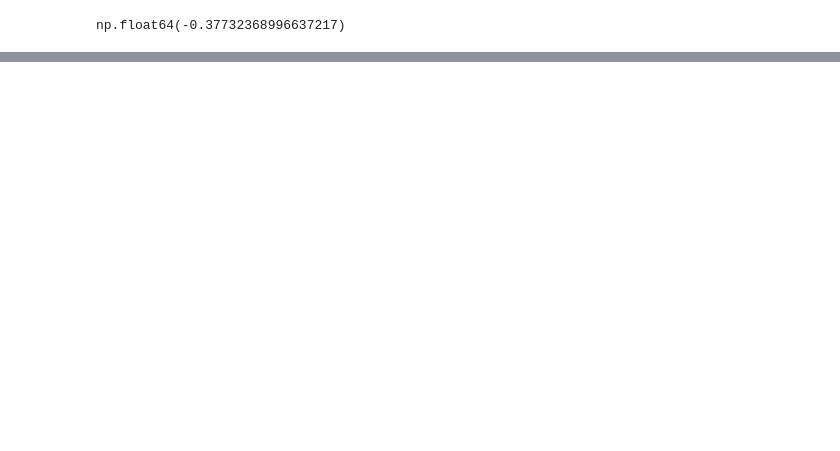
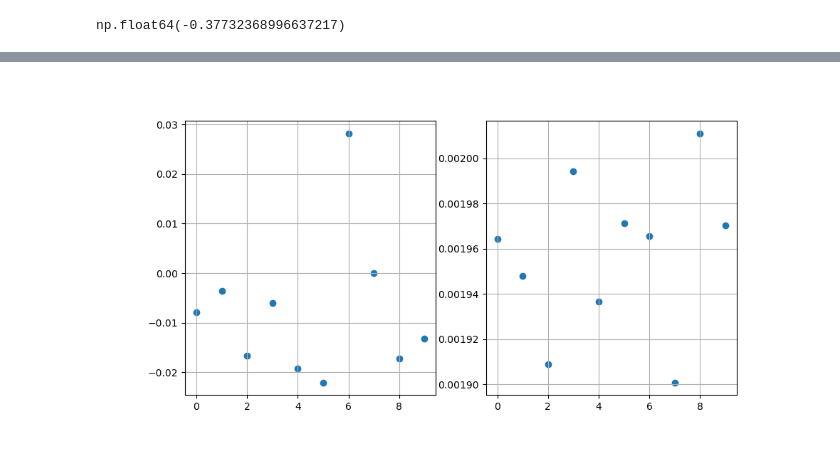
Before and after one commit to lunahsenzacca/EC, a Jupyter notebook: pynet.ipynb, the cells around one changed output, grey strips where cells are left out. Cells and saved outputs as stored; diff of their text form; code cells hidden in the pictures; blank space fills up the shorter version.

```diff
--- a/pynet.ipynb
+++ b/pynet.ipynb
@@ -121,0 +173,8 @@ netlogo.kill_workspace()
+# %%
+num_sim = 10 #numero di simulazioni da effettuare
+iters = 100  #iterazioni per ogni simulazione
+
+muzeros = [] # liste che conterranno tutte le mu di tutte le simulazioni
+sigma2zeros = []
+mufinals = []
+sigma2finals = []
@@ -121,0 +194,25 @@ netlogo.kill_workspace()
+# %%
+def values(var: str):
+  '''
+  Restituisce un array con i valori di una variabile per tutti i nodi.
+  '''
+  return netlogo.report(f"map [s -> [{var}] of s] sort nodes")
+# %%
+for sim in range(num_sim):
+  netlogo.command('clear-all')
+  for name in global_vars:
+    netlogo.command(f'set {name} {global_vars[name]}')
+
+  netlogo.command('setup')
+
+  muzeros.append(values('mu0'))
+  sigma2zeros.append(values('var0'))
+
+  for n in range(1,iters+1):
+    netlogo.command('go')
+    #mus.append(values('mu'))
+    #sigma2s.append(values('var'))
+    print(f"\rSimulazione {sim}, timestep {n}/{iters}",end="",flush=True)
+  print()
+  mufinals.append(values('mu'))
+  sigma2finals.append(values('var'))
@@ -121,0 +232,13 @@ netlogo.kill_workspace()
+# %%
+amus = np.array(mufinals)
+asigma2s = np.array(sigma2finals)
+# %%
+fig, ax = plt.subplots(ncols=2, figsize =(10,5))
+ax[0].scatter(np.arange(10),np.mean(amus,axis=1))
+ax[1].scatter(np.arange(10),np.mean(asigma2s,axis=1))
+
+
+for a in ax:
+  a.grid()
+# %% [output]
+[figure, added]
```
Also changed, not shown: parts of 33 cells of this notebook, 11 other files.
